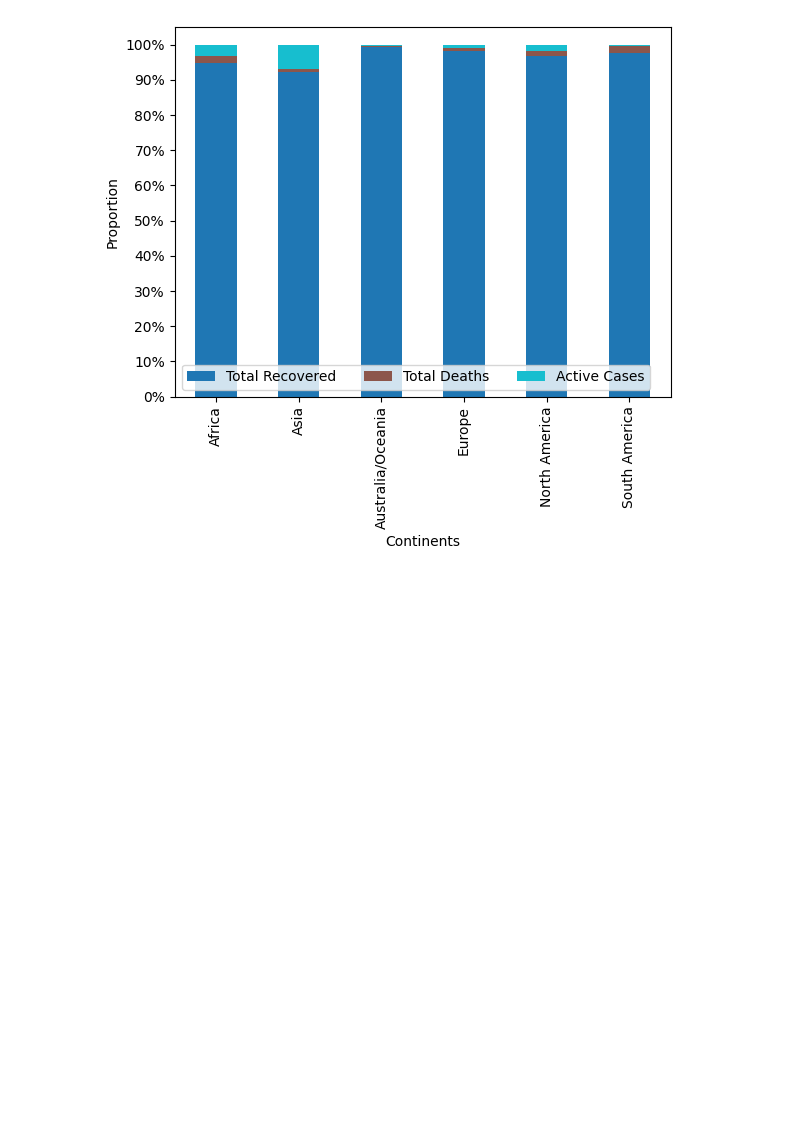
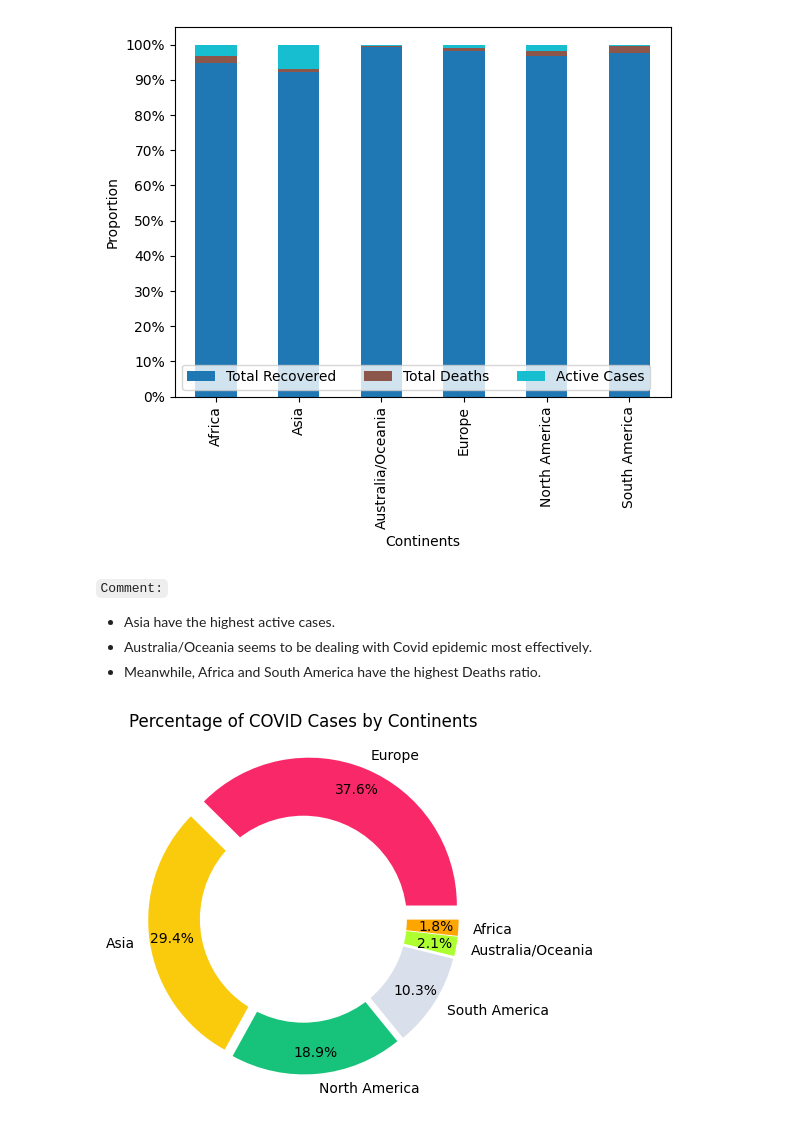
Before and after one commit to TQ-Ba0/Data-Vis, a Jupyter notebook: lab1/Data Collection.ipynb, the cells around one changed output. Saved outputs shown, nothing was run; the diff lists cells and outputs as text; code cells hidden in the pictures; blank space fills up the shorter version.

```diff
--- a/lab1/Data Collection.ipynb
+++ b/lab1/Data Collection.ipynb
@@ -190,3 +192,38 @@ plt.gca().yaxis.set_major_formatter(FormatStrFormatter('%d%%'))
 plt.show()
 # %% [output]
 [figure]
+# %% [markdown]
+`Comment:`
+- Asia have the highest active cases.
+- Australia/Oceania seems to be dealing with Covid epidemic most effectively.
+- Meanwhile, Africa and South America have the highest Deaths ratio.
+# %%
+def donut_attri_product(attr):
+	data = Continent.sort_values(by=attr, ascending=0)
+	colors = ['#F92969','#FACA0C','#17C37B','#D9DFEB','#ADFF2F','#FFA500']
+
+	# explosion
+	explode = [0.1]+[0.05]*5
+
+	# Pie Chart
+	plt.pie(data[f'{attr}'], colors=colors, labels=data.index,
+			autopct='%1.1f%%', pctdistance=0.85, explode=explode)
+
+	# draw circle
+	centre_circle = plt.Circle((0, 0), 0.70, fc='white')
+	fig = plt.gcf()
+
+	# Adding Circle in Pie chart
+	fig.gca().add_artist(centre_circle)
+
+	# Adding Title of chart
+	plt.title(f'Percentage of COVID Cases by Continents')
+
+	# Add Legends
+	# plt.legend(product.index, loc="upper right")
+
+	plt.show()
+# %%
+donut_attri_product('Total Cases')
+# %% [output]
+[figure, added]
```
Also changed, not shown: parts of 4 cells of this notebook, 2 other files.
